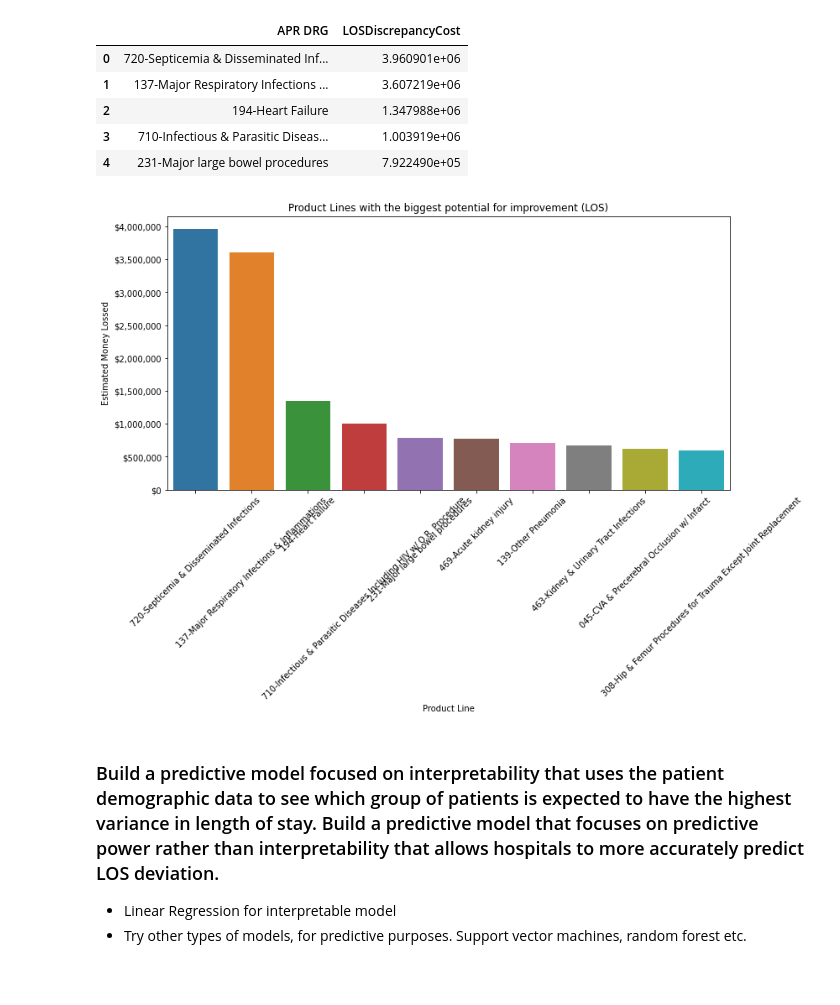
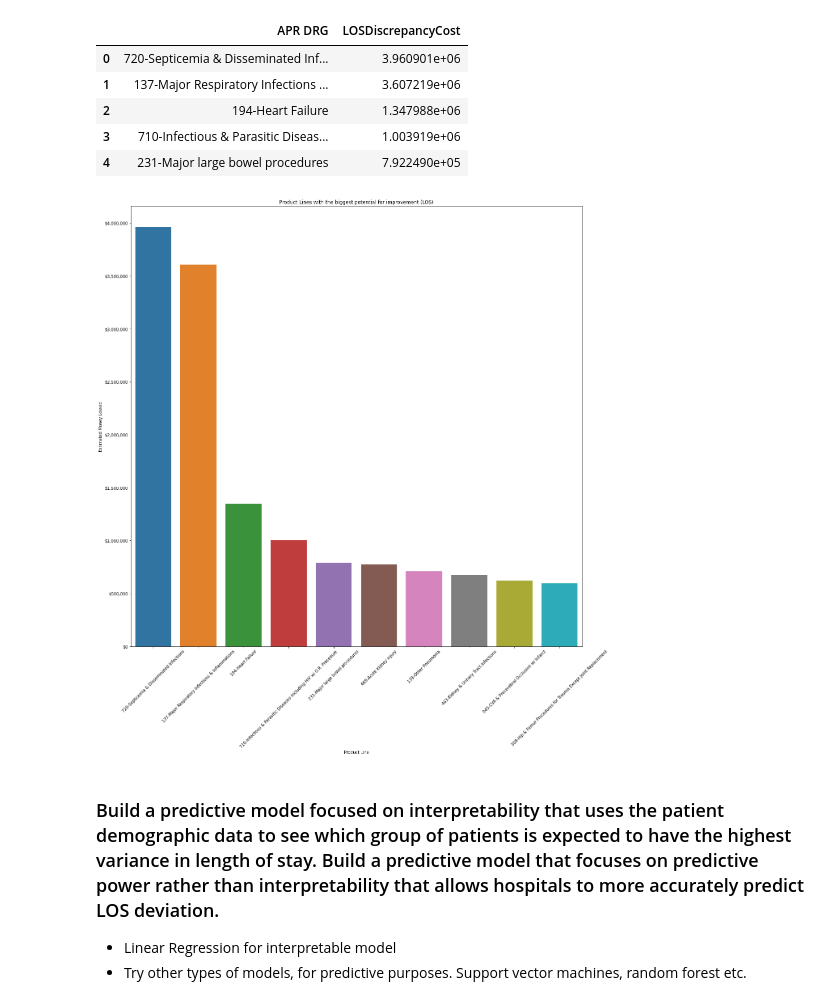
Before and after one commit to danschumac1/Length_of_Stay, a Jupyter notebook: Final Project-Copy1.ipynb, the cells around one changed output. Saved outputs shown, nothing was run; the diff lists cells and outputs as text; code cells hidden in the pictures; blank space fills up the shorter version.

```diff
--- a/Final Project-Copy1.ipynb
+++ b/Final Project-Copy1.ipynb
@@ -41,3 +179,10 @@ df_los = df_los.dropna(subset=['LOSDiscrepancyCost'])
+# %%
+# Here we can see that there are only 4 observations of this category (which doesn't allow us to treat this as a ordinal var)
+# therfor, let us drop it
+df_los = df_los.drop(df_los[df_los['riskOfMortality'] == '0-Ungroupable'].index)
+
+# These are weird NA values. Let us explicitly make them NAs
+df_los['principalProcedure'] = df_los['principalProcedure'].replace('-', np.nan)
 # %%
 len(df_los)
 # %% [output]
@@ -176,26 +331,26 @@ drg_improvement.head()
 # %%
 # @$@ clean this up later
 
-plt.figure(figsize=(12,6))
+plt.figure(figsize=(20,20))
 
 # Create the barplot
 sns.barplot(x='APR DRG', y='LOSDiscrepancyCost', data=drg_improvement.head(10))
 
 # Rotate x-axis labels
 plt.xticks(rotation=45)
 
 # Format y-axis labels using the formatter function
 plt.gca().yaxis.set_major_formatter(FuncFormatter(format_y_tick_labels))
 
 
 plt.title('Product Lines with the biggest potential for improvement (LOS)')
 plt.xlabel('Product Line')
 plt.ylabel('Estimated Money Lossed')
 
 # Show the plot
 plt.show()
 # %% [output]
-[figure, old version]
+[figure, new version]
 # %% [markdown]
 ### Build a predictive model focused on interpretability that uses the patient demographic data to see which group of patients is expected to have the highest variance in length of stay. Build a predictive model that focuses on predictive power rather than interpretability that allows hospitals to more accurately predict LOS deviation.
 - Linear Regression for interpretable model
```
Also changed, not shown: parts of 52 cells of this notebook, 6 other files.
